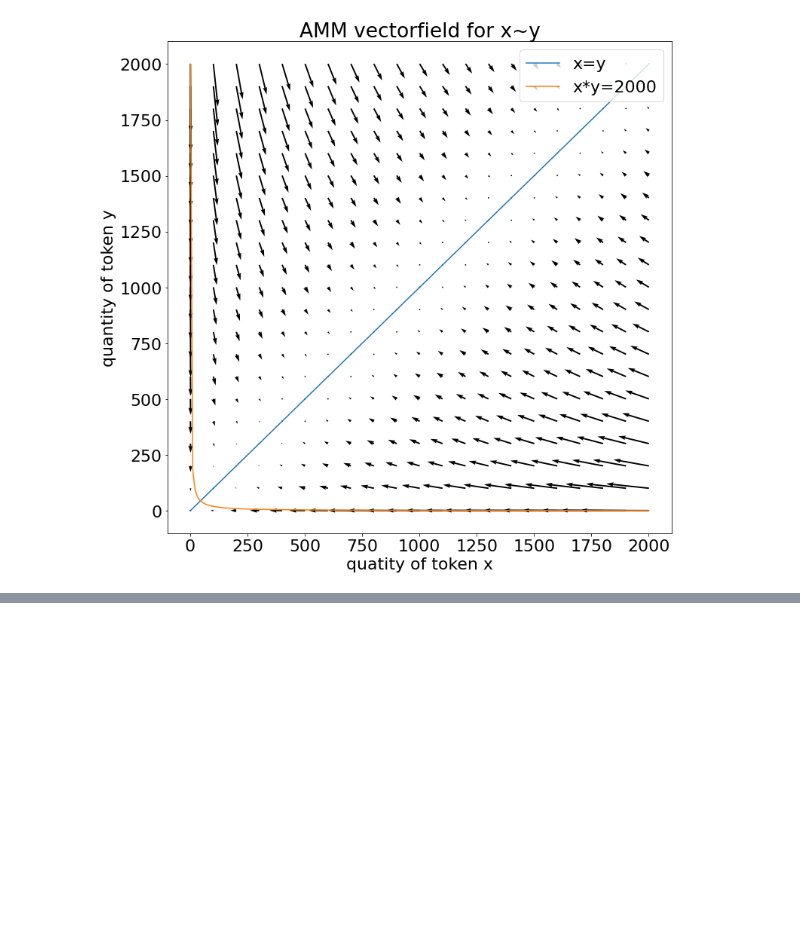
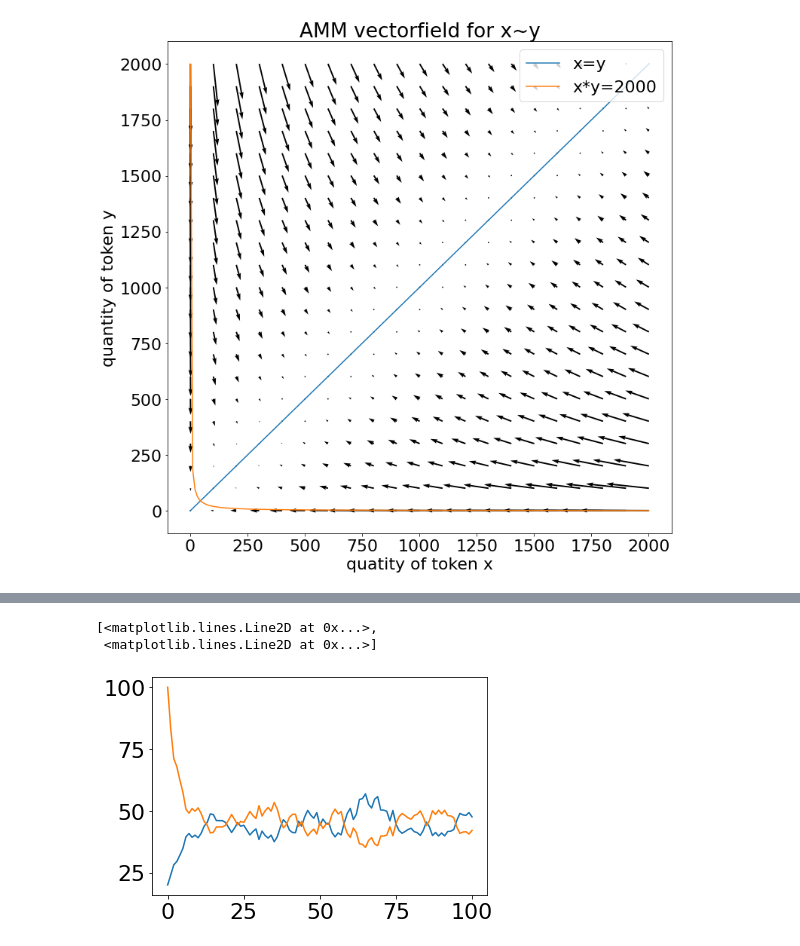
Before and after one commit to cadCAD-org/snippets, a Jupyter notebook: snippets/vectorfield.ipynb, the cells around one changed output, grey strips where cells are left out. Saved outputs shown, nothing was run; the diff lists cells and outputs as text; code cells hidden in the pictures; blank space fills up the shorter version.

```diff
--- a/snippets/vectorfield.ipynb
+++ b/snippets/vectorfield.ipynb
@@ -209,0 +237,6 @@ df.head()
+# %%
+plt.plot(df.index,df.x, df.index, df.y)
+# %% [output]
+[<matplotlib.lines.Line2D at 0x...>,
+ <matplotlib.lines.Line2D at 0x...>]
+[figure, added]
```
Also changed, not shown: parts of 10 cells of this notebook, 1 other file.
